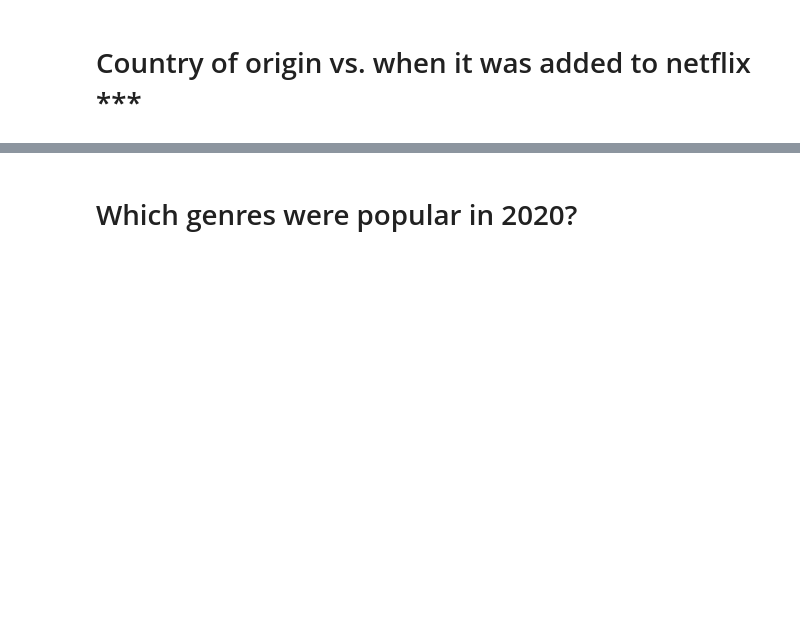
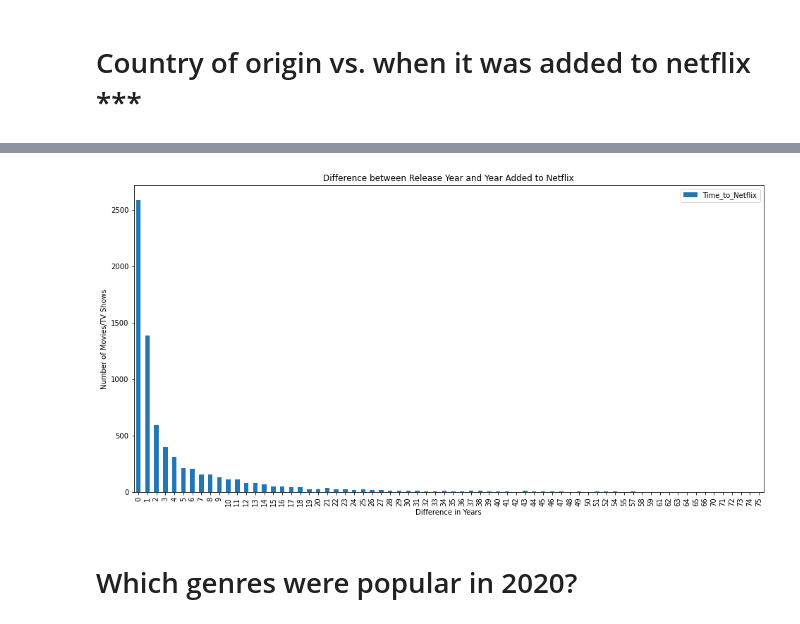
Before and after one commit to terrilvallikalam/Project1-TheFloorIsJava, a Jupyter notebook: Question 2.ipynb, the cells around one changed output, grey strips where cells are left out. Saved outputs shown, nothing was run; the diff lists cells and outputs as text; code cells hidden in the pictures; blank space fills up the shorter version.

```diff
--- a/Question 2.ipynb
+++ b/Question 2.ipynb
@@ -167,0 +118,4 @@ Name: Country 1, dtype: object
+# %%
+# Determine the difference between "Year Added to Netflix" and "Release Year"
+netflix_df["Time_to_Netflix"] = netflix_df["Year Added to Netflix"] - netflix_df["Release Year"]
+netflix_df["Time_to_Netflix"].value_counts()
@@ -167,0 +135,5 @@ Name: Country 1, dtype: object
+# %%
+# Remove negative differences and reset the index
+top_73 = netflix_df.loc[netflix_df["Time_to_Netflix"] >= 0, :]
+top_73 = top_73["Time_to_Netflix"].value_counts().reset_index().sort_values('index').set_index('index')
+top_73.head(30)
@@ -168,3 +159,12 @@ Name: Country 1, dtype: object
+# %%
+# Create a bar chart
+top_73.plot(kind = "bar", figsize = (16,8))
+plt.xlabel("Difference in Years")
+plt.ylabel("Number of Movies/TV Shows")
+plt.title("Difference between Release Year and Year Added to Netflix")
+plt.show()
+# %% [output]
+[figure, added]
 # %% [markdown]
 # Which genres were popular in 2020?
 # %%
```
Also changed, not shown: parts of 7 cells of this notebook, 3 other files.
